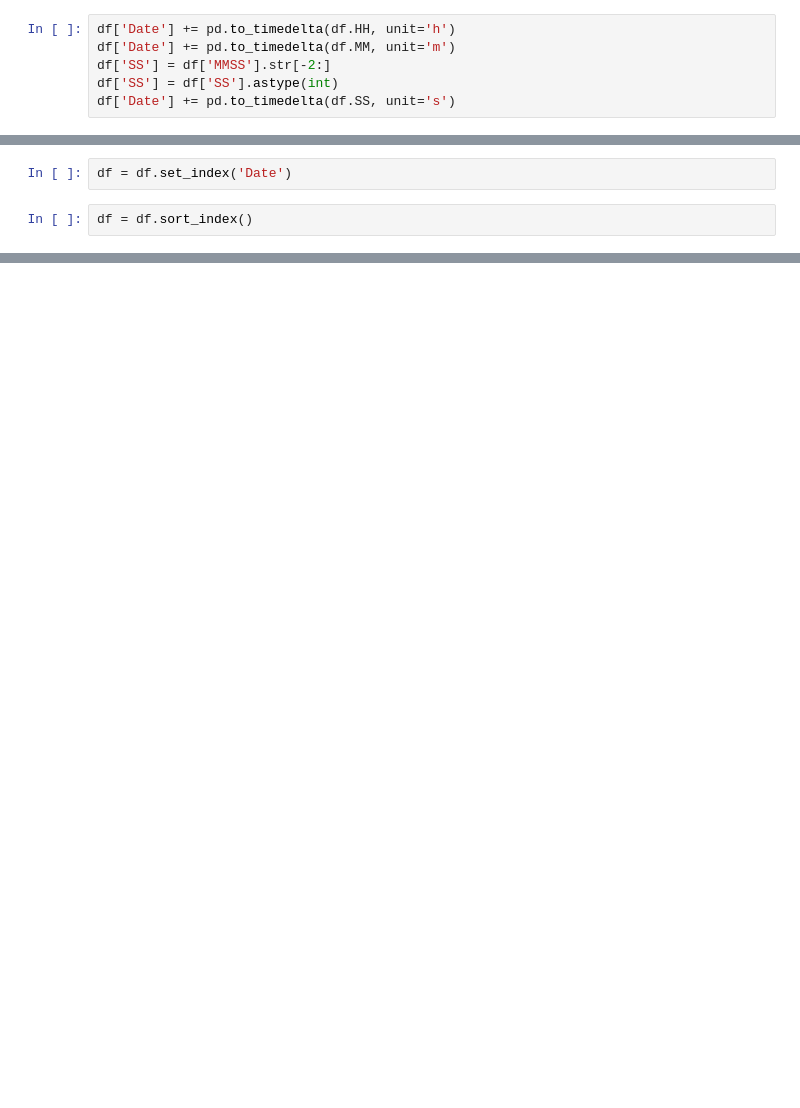
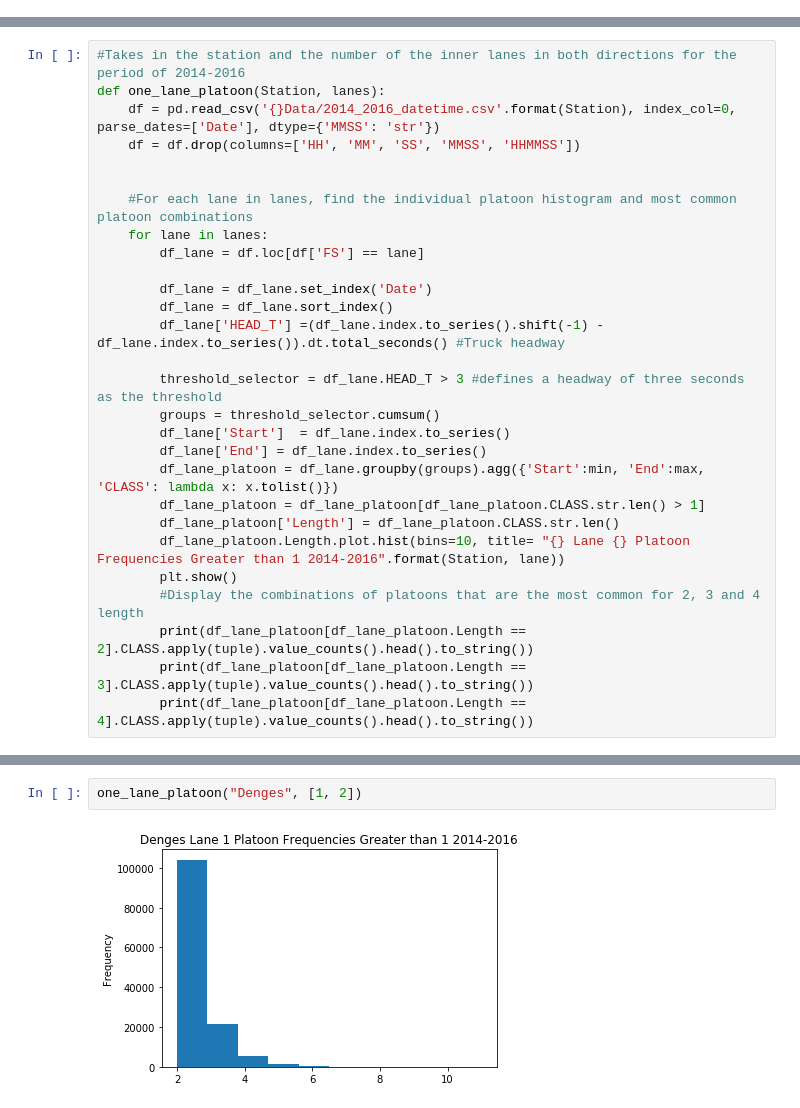
Before and after one commit to isdabelle/DigitalTwinBridges, a Jupyter notebook: PlatoonFinding.ipynb, the cells around one changed output, grey strips where cells are left out. Drawn from its saved outputs; the diff is of its cells as text; blank space fills up the shorter version.

```diff
--- a/PlatoonFinding.ipynb
+++ b/PlatoonFinding.ipynb
@@ -46,6 +7,0 @@ dtype: object
-# %%
-df['Date'] += pd.to_timedelta(df.HH, unit='h')
-df['Date'] += pd.to_timedelta(df.MM, unit='m')
-df['SS'] = df['MMSS'].str[-2:]
-df['SS'] = df['SS'].astype(int)
-df['Date'] += pd.to_timedelta(df.SS, unit='s')
@@ -68,4 +7,0 @@ df.head(100)
-# %%
-df = df.set_index('Date')
-# %%
-df = df.sort_index()
@@ -100,0 +10,28 @@ df_2_roll.plot.hist(bins=12)
+# %%
+#Takes in the station and the number of the inner lanes in both directions for the period of 2014-2016
+def one_lane_platoon(Station, lanes):
+    df = pd.read_csv('{}Data/2014_2016_datetime.csv'.format(Station), index_col=0, parse_dates=['Date'], dtype={'MMSS': 'str'})
+    df = df.drop(columns=['HH', 'MM', 'SS', 'MMSS', 'HHMMSS'])
+
+
+    #For each lane in lanes, find the individual platoon histogram and most common platoon combinations
+    for lane in lanes:
+        df_lane = df.loc[df['FS'] == lane]
+
+        df_lane = df_lane.set_index('Date')
+        df_lane = df_lane.sort_index()
+        df_lane['HEAD_T'] =(df_lane.index.to_series().shift(-1) - df_lane.index.to_series()).dt.total_seconds() #Truck headway
+
+        threshold_selector = df_lane.HEAD_T > 3 #defines a headway of three seconds as the threshold
+        groups = threshold_selector.cumsum()
+        df_lane['Start']  = df_lane.index.to_series()
+        df_lane['End'] = df_lane.index.to_series()
+        df_lane_platoon = df_lane.groupby(groups).agg({'Start':min, 'End':max, 'CLASS': lambda x: x.tolist()})
+        df_lane_platoon = df_lane_platoon[df_lane_platoon.CLASS.str.len() > 1]
+        df_lane_platoon['Length'] = df_lane_platoon.CLASS.str.len()
+        df_lane_platoon.Length.plot.hist(bins=10, title= "{} Lane {} Platoon Frequencies Greater than 1 2014-2016".format(Station, lane))
+        plt.show()
+        #Display the combinations of platoons that are the most common for 2, 3 and 4 length
+        print(df_lane_platoon[df_lane_platoon.Length == 2].CLASS.apply(tuple).value_counts().head().to_string())
+        print(df_lane_platoon[df_lane_platoon.Length == 3].CLASS.apply(tuple).value_counts().head().to_string())
+        print(df_lane_platoon[df_lane_platoon.Length == 4].CLASS.apply(tuple).value_counts().head().to_string())
@@ -100,0 +43,4 @@ df_2_roll.plot.hist(bins=12)
+# %%
+one_lane_platoon("Denges", [1, 2])
+# %% [output]
+[figure, added]
```
Also changed, not shown: parts of 26 cells of this notebook, 2 other files.
